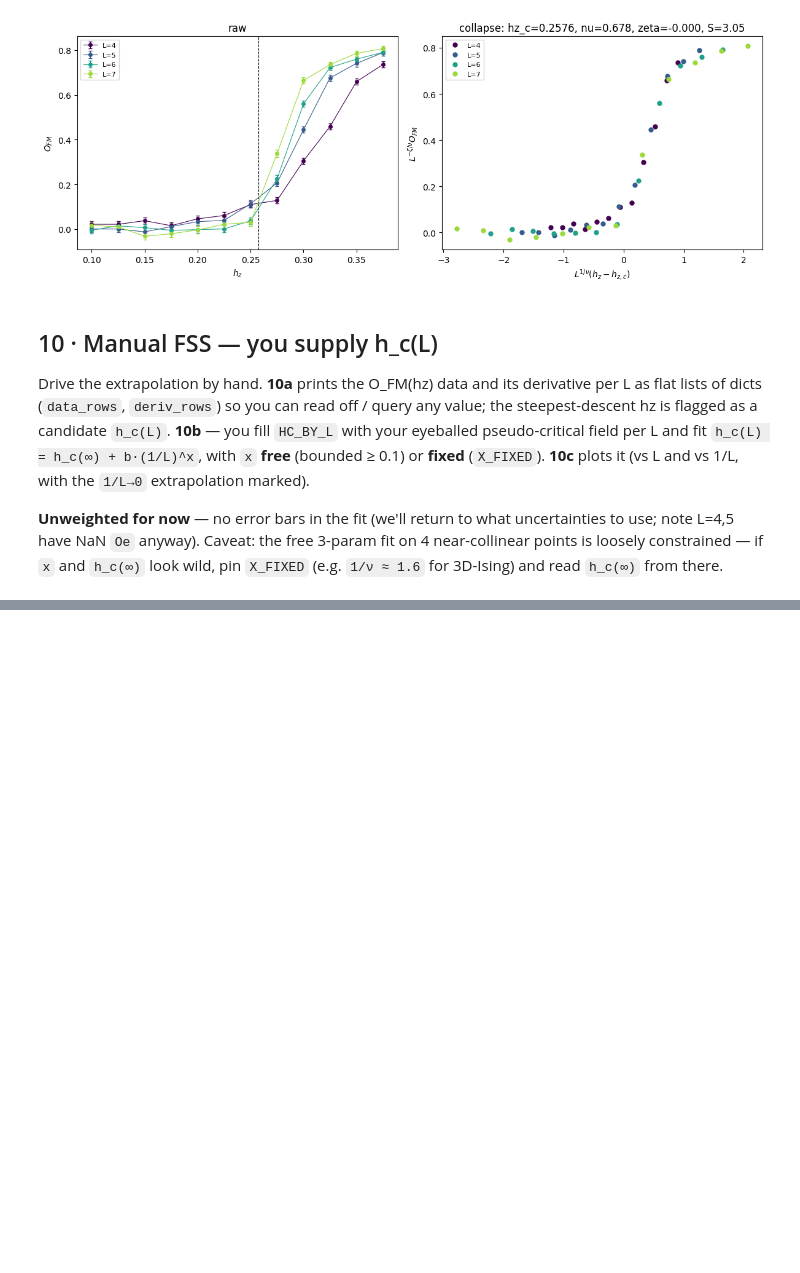
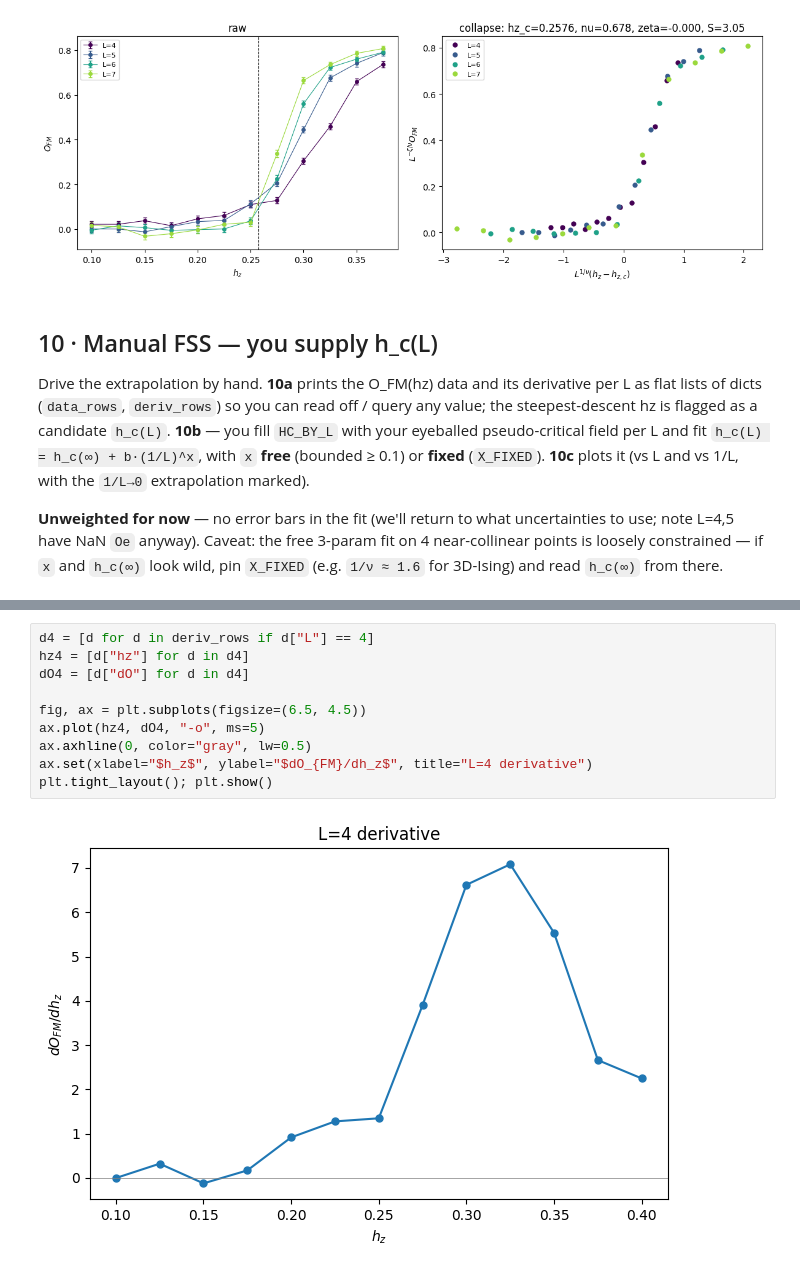
Before and after one commit to SanzharBissenali/toric-code-nqs, a Jupyter notebook: analysis/fm_fit_playground.ipynb, the cells around one changed output, grey strips where cells are left out. Drawn from its saved outputs; the diff is of its cells as text; blank space fills up the shorter version.

```diff
--- a/analysis/fm_fit_playground.ipynb
+++ b/analysis/fm_fit_playground.ipynb
@@ -550,0 +569,12 @@ for r in recs:
+# %%
+d4 = [d for d in deriv_rows if d["L"] == 4]
+hz4 = [d["hz"] for d in d4]
+dO4 = [d["dO"] for d in d4]
+
+fig, ax = plt.subplots(figsize=(6.5, 4.5))
+ax.plot(hz4, dO4, "-o", ms=5)
+ax.axhline(0, color="gray", lw=0.5)
+ax.set(xlabel="$h_z$", ylabel="$dO_{FM}/dh_z$", title="L=4 derivative")
+plt.tight_layout(); plt.show()
+# %% [output]
+[figure, added]
```
Also changed, not shown: parts of 7 cells of this notebook.
